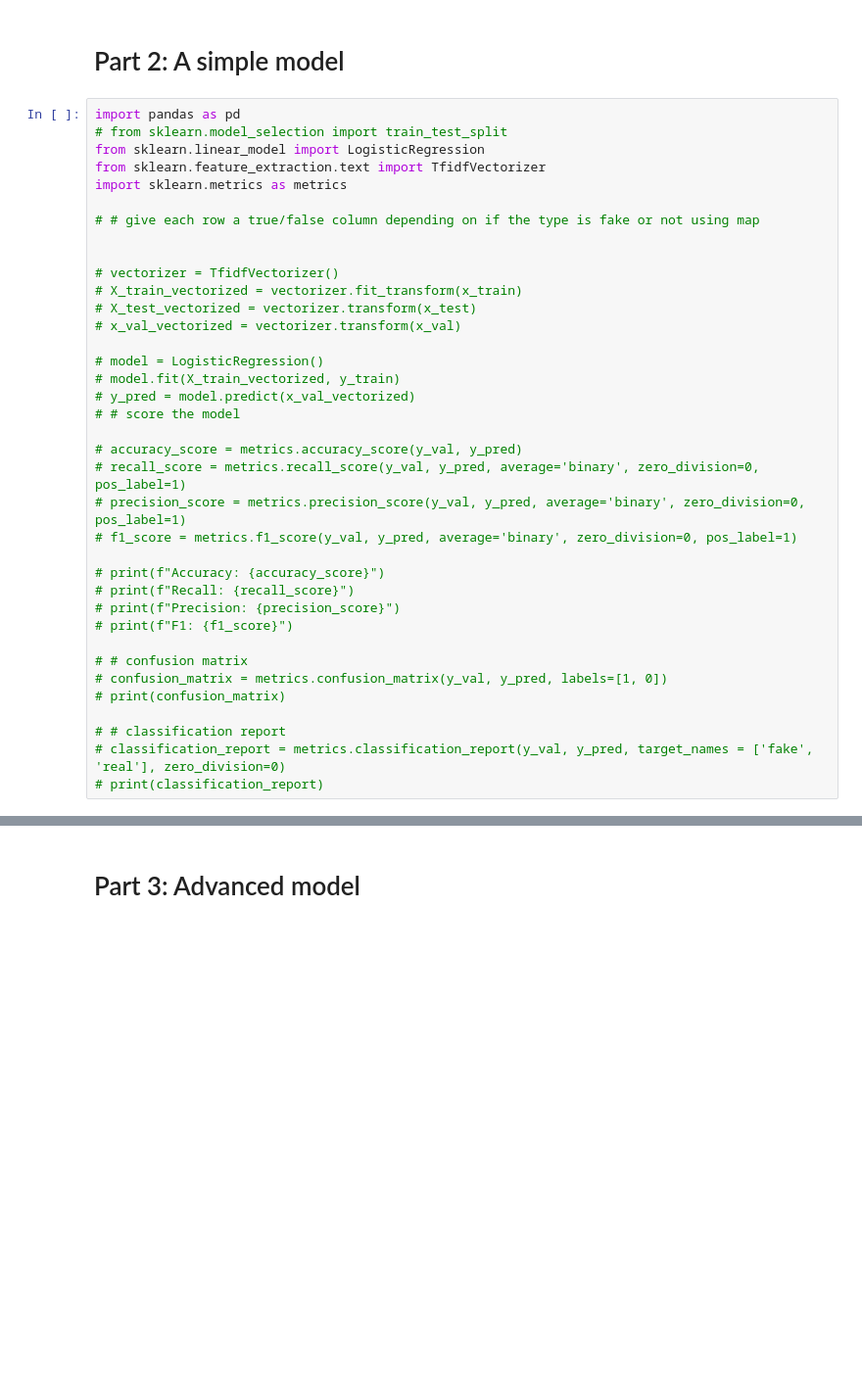
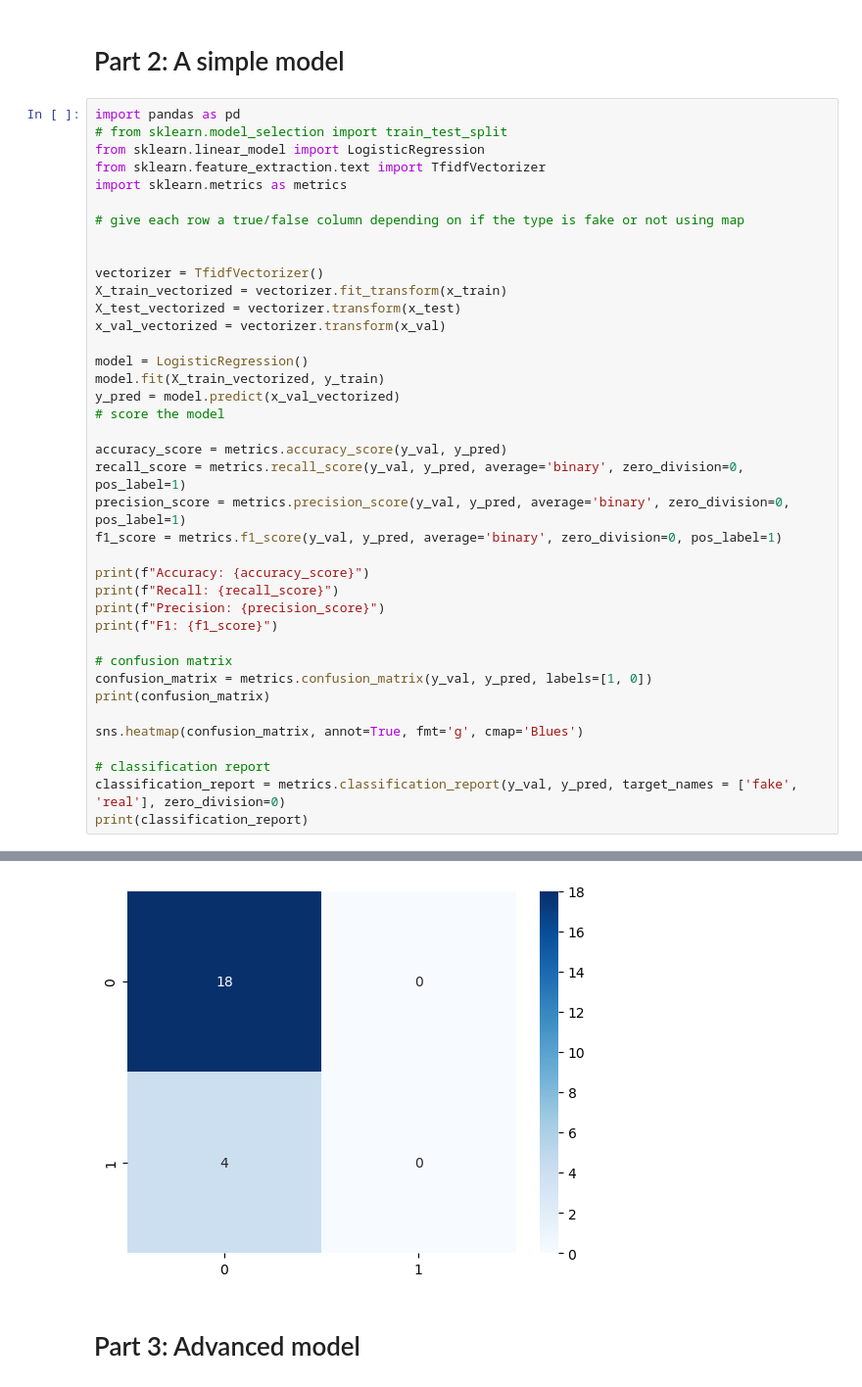
Before and after one commit to BogiSyderbo/FakeNewsProject, a Jupyter notebook: FakeNewsProject.ipynb, the cells around one changed output, grey strips where cells are left out. Shown: that part at 98% size. Saved outputs shown, nothing was run; the diff lists cells and outputs as text; blank space fills up the shorter version.

```diff
--- a/FakeNewsProject.ipynb
+++ b/FakeNewsProject.ipynb
@@ -240,33 +256,36 @@ from sklearn.linear_model import LogisticRegression
 from sklearn.feature_extraction.text import TfidfVectorizer
 import sklearn.metrics as metrics
 
-# # give each row a true/false column depending on if the type is fake or not using map
+# give each row a true/false column depending on if the type is fake or not using map
 
 
-# vectorizer = TfidfVectorizer()
-# X_train_vectorized = vectorizer.fit_transform(x_train)
-# X_test_vectorized = vectorizer.transform(x_test)
-# x_val_vectorized = vectorizer.transform(x_val)
+vectorizer = TfidfVectorizer()
+X_train_vectorized = vectorizer.fit_transform(x_train)
+X_test_vectorized = vectorizer.transform(x_test)
+x_val_vectorized = vectorizer.transform(x_val)
 
-# model = LogisticRegression()
-# model.fit(X_train_vectorized, y_train)
-# y_pred = model.predict(x_val_vectorized)
-# # score the model
+model = LogisticRegression()
+model.fit(X_train_vectorized, y_train)
+y_pred = model.predict(x_val_vectorized)
+# score the model
 
-# accuracy_score = metrics.accuracy_score(y_val, y_pred)
-# recall_score = metrics.recall_score(y_val, y_pred, average='binary', zero_division=0, pos_label=1)
-# precision_score = metrics.precision_score(y_val, y_pred, average='binary', zero_division=0, pos_label=1)
-# f1_score = metrics.f1_score(y_val, y_pred, average='binary', zero_division=0, pos_label=1)
+accuracy_score = metrics.accuracy_score(y_val, y_pred)
+recall_score = metrics.recall_score(y_val, y_pred, average='binary', zero_division=0, pos_label=1)
+precision_score = metrics.precision_score(y_val, y_pred, average='binary', zero_division=0, pos_label=1)
+f1_score = metrics.f1_score(y_val, y_pred, average='binary', zero_division=0, pos_label=1)
 
-# print(f"Accuracy: {accuracy_score}")
-# print(f"Recall: {recall_score}")
-# print(f"Precision: {precision_score}")
-# print(f"F1: {f1_score}")
+print(f"Accuracy: {accuracy_score}")
+print(f"Recall: {recall_score}")
+print(f"Precision: {precision_score}")
+print(f"F1: {f1_score}")
 
-# # confusion matrix
-# confusion_matrix = metrics.confusion_matrix(y_val, y_pred, labels=[1, 0])
-# print(confusion_matrix)
+# confusion matrix
+confusion_matrix = metrics.confusion_matrix(y_val, y_pred, labels=[1, 0])
+print(confusion_matrix)
 
-# # classification report
-# classification_report = metrics.classification_report(y_val, y_pred, target_names = ['fake', 'real'], zero_division=0)
-# print(classification_report)
+sns.heatmap(confusion_matrix, annot=True, fmt='g', cmap='Blues')
+
+# classification report
+classification_report = metrics.classification_report(y_val, y_pred, target_names = ['fake', 'real'], zero_division=0)
+print(classification_report)
+# %% [output]
@@ -273,3 +306,4 @@ import sklearn.metrics as metrics
+[figure, added]
 # %% [markdown]
 # Part 3: Advanced model
 # %% [markdown]
```
Also changed, not shown: parts of 6 cells of this notebook.
